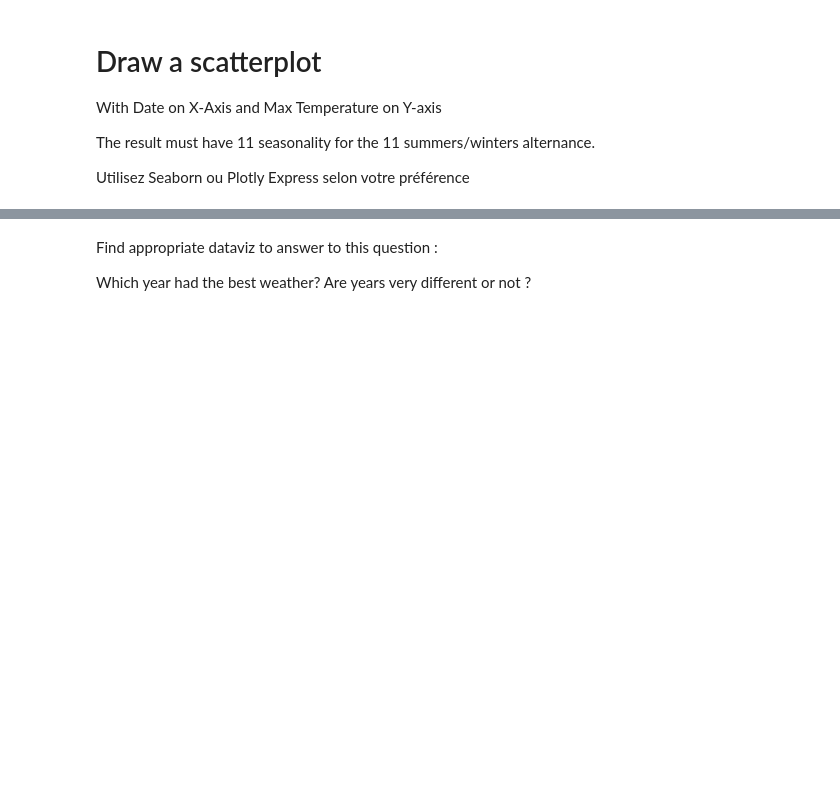
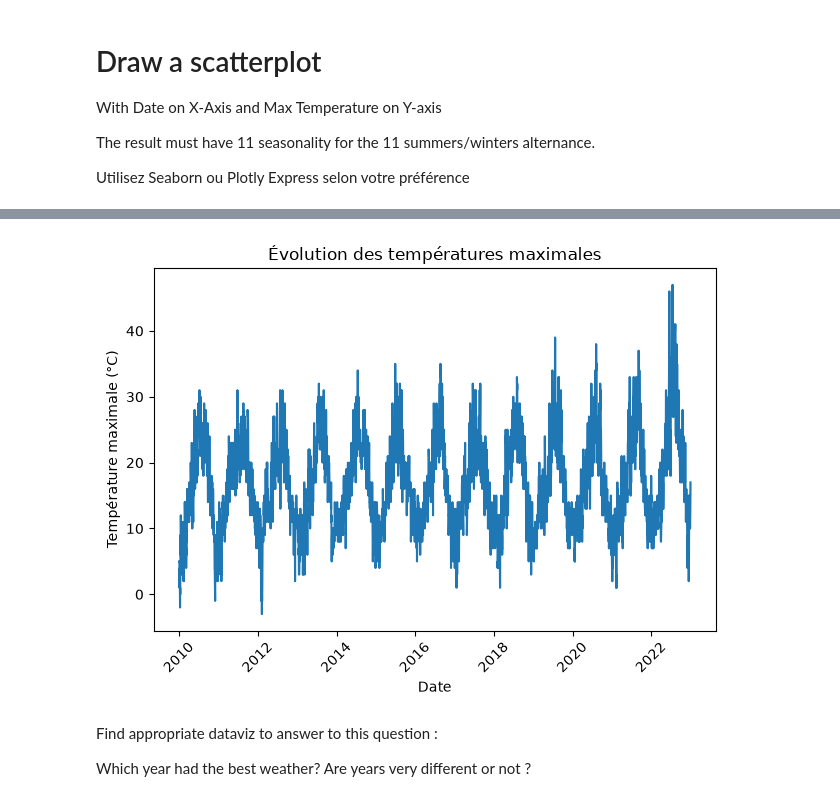
Before and after one commit to augu-gif/Exercices_Brief_2_Python, a Jupyter notebook: Exercices_Partie_3/Python_2.24_missing_values.ipynb, the cells around one changed output, grey strips where cells are left out. Drawn from its saved outputs; the diff is of its cells as text; code cells hidden in the pictures; blank space fills up the shorter version.

```diff
--- a/Exercices_Partie_3/Python_2.24_missing_values.ipynb
+++ b/Exercices_Partie_3/Python_2.24_missing_values.ipynb
@@ -219,7 +219,7 @@ def year():
 
     return liste
 def load_weather():
-    dfs = {}
+    dfss = {}
     for annee in year():
         # 1. Charger le fichier weather_main de l'année
         df_main = pd.read_csv(f"https://raw.githubusercontent.com/murpi/wilddata/master/quests/weather_main_{annee}.csv")
@@ -228,10 +228,10 @@ def load_weather():
         df_opinion = pd.read_csv(f"https://raw.githubusercontent.com/murpi/wilddata/master/quests/weather_opinion_{annee}.csv")
 
         # 3. Fusionner les deux DataFrames
-        dfs[f"df_{annee}"] = merge_and_fill(df_main,df_opinion)
+        dfss[f"df_{annee}"] = merge_and_fill(df_main,df_opinion)
 
     # 4. Concaténer tous les DataFrames
-    df_weather = pd.concat(dfs.values(), ignore_index=True)
+    df_weather = pd.concat(dfss.values(), ignore_index=True)
     return df_weather
 # %%
 # Affichage des premières lignes de df_weather
@@ -250,17 +250,25 @@ df_weather.head()
 # * crée une colonne FLAG indiquant une valeur manquante
 # * convertit la colonne DATE au format datetime
 # * traduit l'opinion en français
-
 def clean(DataFrameYear):
 
   # ALIGN DATAFRAME SHAPE, DATATYPE
   # Colonne FLAG
-  NewDataFrame['flag'] = NewDataFrame.isna()
+  DataFrameYear['flag'] = DataFrameYear.isna().any(axis=1)
 
   # Colone DATE
-  NewDataFrame["DATE"] = pd.to_datetime(NewDataFrame["DATE"])
+  DataFrameYear["DATE"] = pd.to_datetime(DataFrameYear["DATE"])
   # Colonne OPINION
-  NewDataFrame["OPINION"] =  traduction()
+  def traduction():
+    traduction = {
+        "very bad": "très mauvais",
+        "bad": "mauvais",
+        "neutral": "neutre",
+        "good": "bon",
+        "Unknown": "inconnue"
+    }
+    return DataFrameYear["OPINION"].replace(traduction)
+  DataFrameYear["OPINION"] = traduction()
   # Return new cleaned dataframe
   return DataFrameYear
 # %%
@@ -286,2 +304,8 @@ NameError: name 'clean' is not defined
+# %%
+# Concaténez df_weather avec df_2019 à 2022
+df_weather_new = pd.concat(dfs.values(), ignore_index=True)
+df_weather = pd.concat([df_weather_new, df_weather], axis = 0)
+clean(df_weather)
+df_weather = df_weather.sort_values('DATE', ascending=True)
 # %%
 # Affichez les premières lignes de df_weather
@@ -312,3 +328,16 @@ Utilisez Seaborn ou Plotly Express selon votre préférence
+# %%
+import seaborn as sns
+import matplotlib.pyplot as plt
+
+sns.lineplot(data=df_weather, x="DATE", y="MAX_TEMPERATURE_C")
+plt.xticks(rotation=45)
+plt.xlabel("Date")
+plt.ylabel("Température maximale (°C)")
+plt.title("Évolution des températures maximales")
+plt.tight_layout()
+plt.show()
+# %% [output]
+[figure, added]
 # %% [markdown]
 
 Find appropriate dataviz to answer to this question :
```
Also changed, not shown: parts of 7 cells of this notebook.
